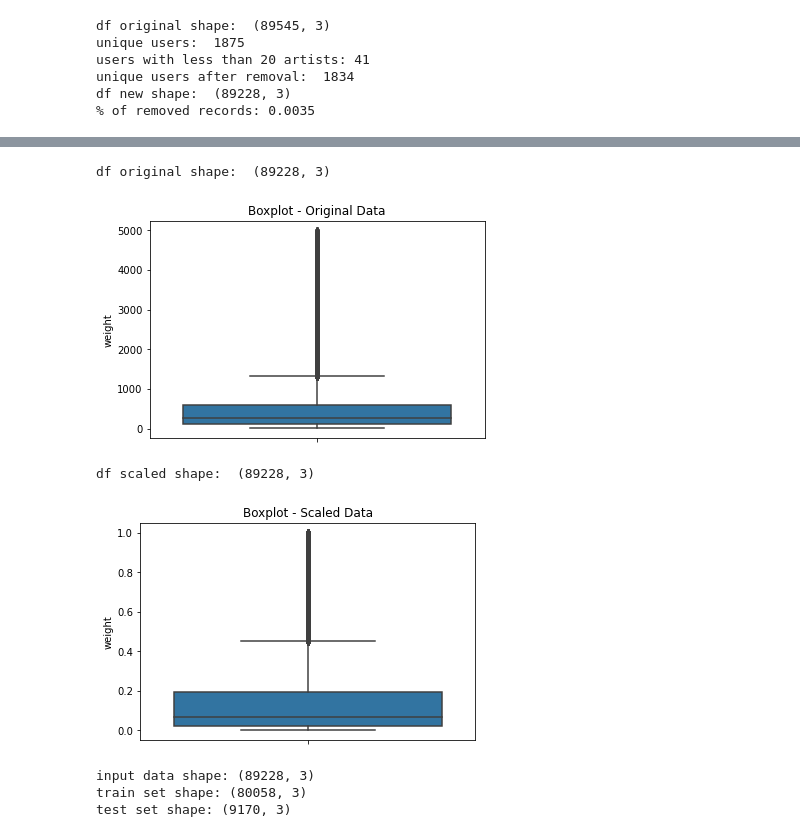
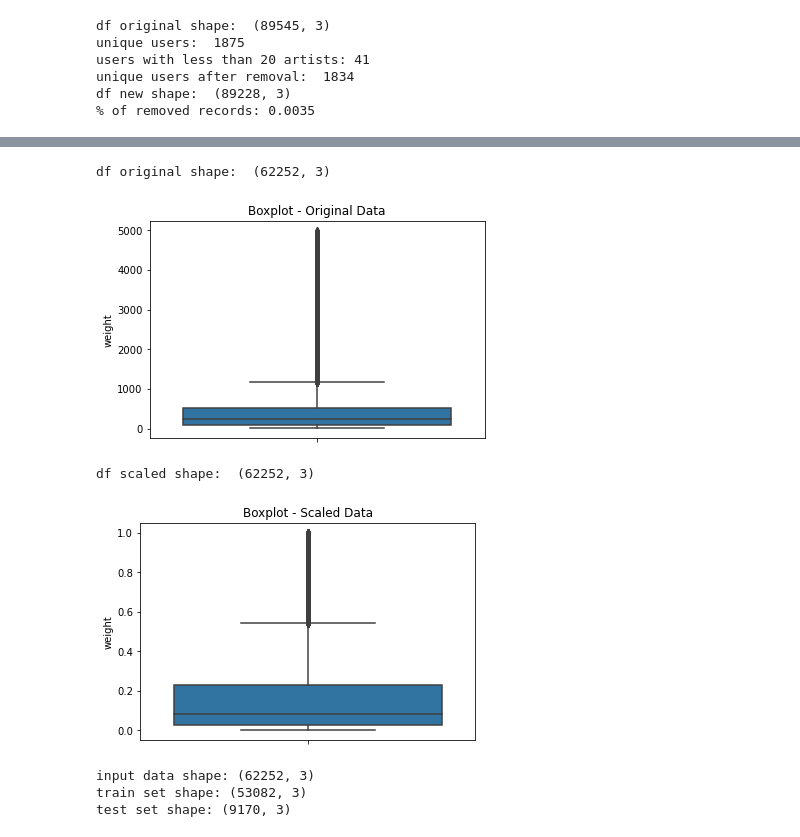
Before and after one commit to luish910/cda_recomm_project, a Jupyter notebook: Processing Functions.ipynb, the cells around one changed output, grey strips where cells are left out. Drawn from its saved outputs; the diff is of its cells as text; code cells hidden in the pictures.

```diff
--- a/Processing Functions.ipynb
+++ b/Processing Functions.ipynb
@@ -129,0 +185,2 @@ df new shape:  (89228, 3)
+# %%
+weights_filtered = remove_popular_artists(weights_for_model,artist_df,0.01)
@@ -136,6 +228,7 @@ df new shape:  (89228, 3)
 def scale_weight_by_user(df):
     '''
     Requires input dataframe with userID, artistID, weight columns
+    Dont scale if your algorithm will already take care of this user-level bias
     '''
     print('df original shape: ',df.shape)
     sns.boxplot(y="weight", data=df)
@@ -152,12 +245,12 @@ def scale_weight_by_user(df):
 
     return scaled_df
 # %%
-weights_scaled = scale_weight_by_user(weights_for_model)
+weights_scaled = scale_weight_by_user(weights_filtered)
 # %% [output]
-df original shape:  (89228, 3)
+df original shape:  (62252, 3)
-[figure, old version]
+[figure, new version]
-df scaled shape:  (89228, 3)
+df scaled shape:  (62252, 3)
-[figure, old version]
+[figure, new version]
 # %%
 def train_test_split(df,sample_size):
     '''
@@ -180,8 +273,8 @@ def train_test_split(df,sample_size):
 
     return train, test
 # %%
-train, test = train_test_split(weights_for_model,5)
+train, test = train_test_split(weights_scaled,5)
 # %% [output]
-input data shape: (89228, 3)
-train set shape: (80058, 3)
+input data shape: (62252, 3)
+train set shape: (53082, 3)
 test set shape: (9170, 3)
```
Also changed, not shown: parts of 3 cells of this notebook.
